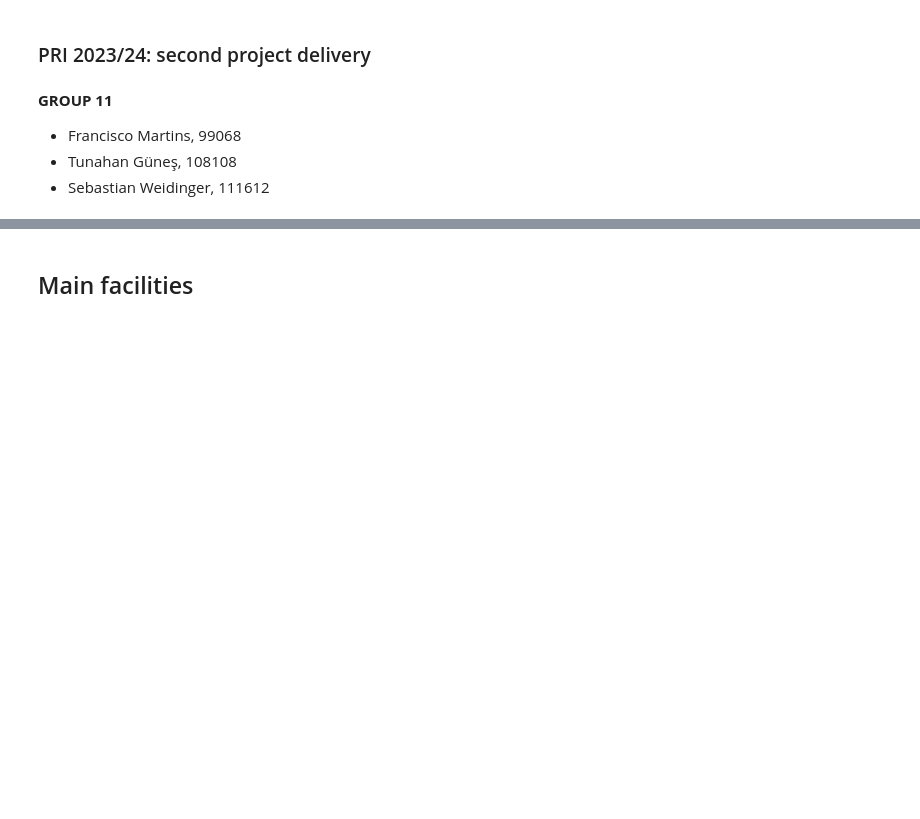
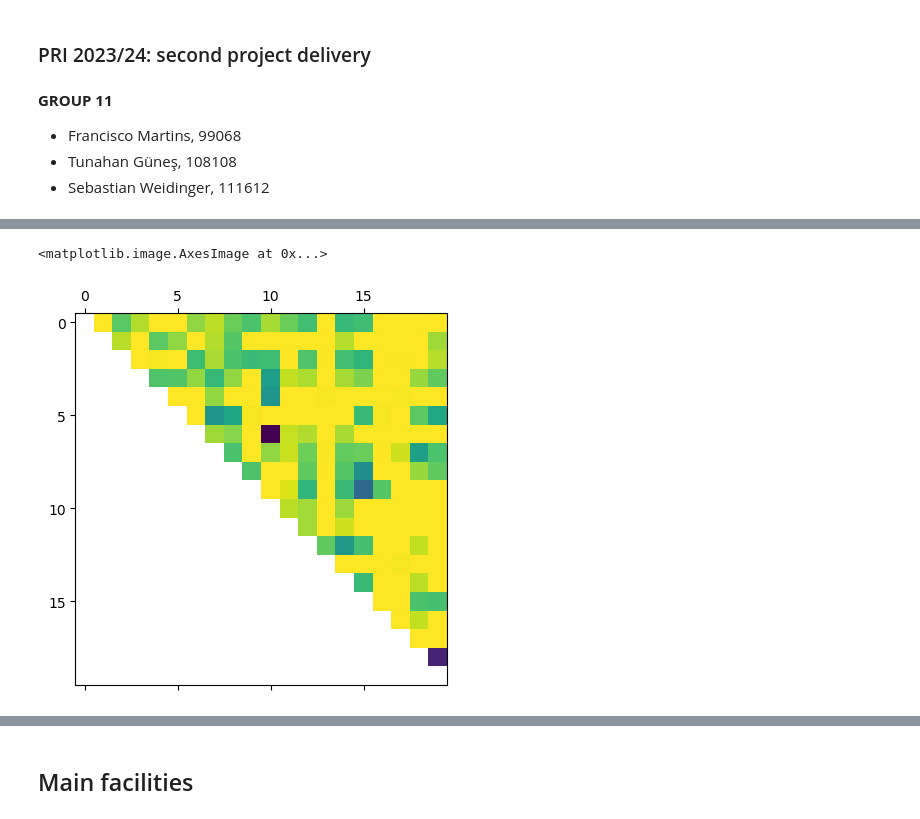
Before and after one commit to 1-0-GO/PRI2024, a Jupyter notebook: P2/G11_P2_notebook.ipynb, the cells around one changed output, grey strips where cells are left out. Cells and saved outputs as stored; diff of their text form; code cells hidden in the pictures; blank space fills up the shorter version.

Commit message:
Calculation of dissimilarity matrices, dunn_index, new get_embeddings, experiments with dissimilarity matrices, correction of compute_similarities_between_sentences

```diff
--- a/P2/G11_P2_notebook.ipynb
+++ b/P2/G11_P2_notebook.ipynb
@@ -34,3 +47,11 @@ summary_file_paths = flatten(summary_file_paths_by_cat)
 path_to_articleID = lambda path: map_path_to_articleID(path, article_file_paths)
 # %%
 I = indexing(articles)
+# %%
+d=0
+dissimilarity_matrix_tfidf = tf_idf_compute_dissimilarity_matrix(d, I)
+# %%
+plt.matshow(dissimilarity_matrix_tfidf)
+# %% [output]
+<matplotlib.image.AxesImage at 0x...>
+[figure, added]
```
Also changed, not shown: parts of 10 cells of this notebook, 2 other files.
